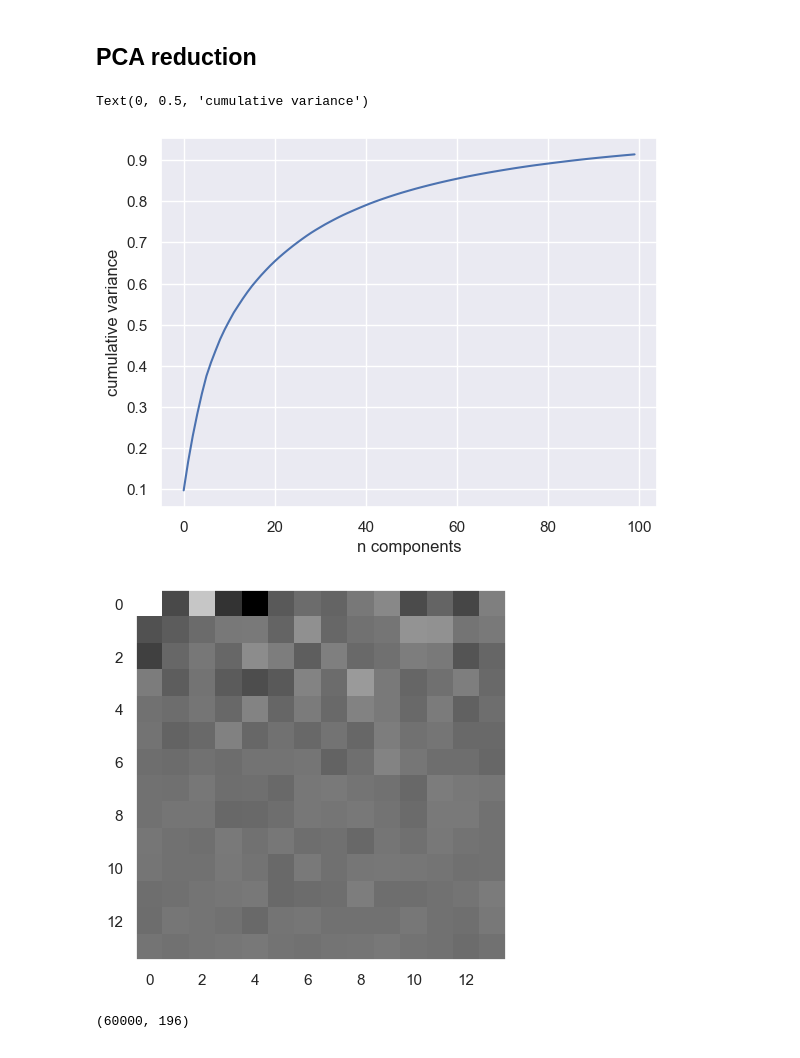
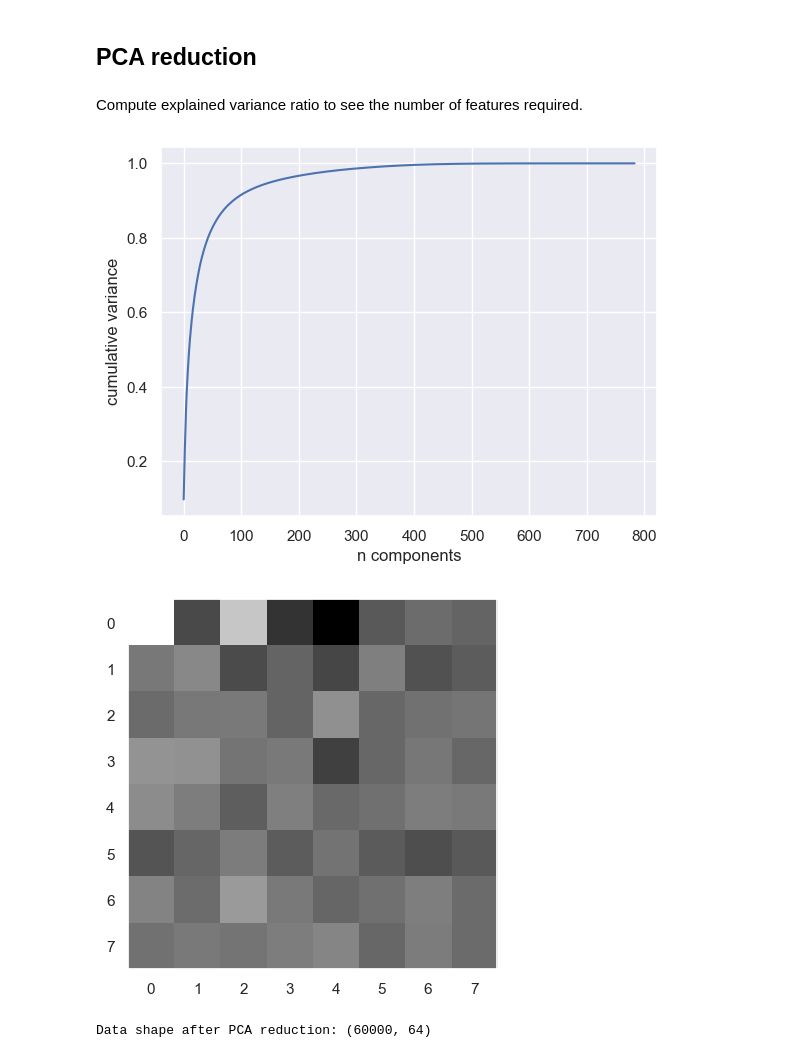
Before and after one commit to MoseGuerini/Quantum-Autoencoder, a Jupyter notebook: Code.ipynb, the cells around one changed output. Drawn from its saved outputs; the diff is of its cells as text; code cells hidden in the pictures.

Commit message:
Fixed explained variance ratio

```diff
--- a/Code.ipynb
+++ b/Code.ipynb
@@ -164,27 +164,29 @@ Text(74.45000000000006, 0.5, 'True Label')
 # %% [markdown]
 ## PCA reduction
+# %% [markdown]
+Compute explained variance ratio to see the number of features required.
 # %%
-from sklearn.decomposition import PCA as RandomizedPCA
+from sklearn.decomposition import PCA
 
-model = RandomizedPCA(100).fit(data)
-plt.plot(np.cumsum(model.explained_variance_ratio_))
+pca = PCA().fit(data)
+
+plt.plot(np.cumsum(pca.explained_variance_ratio_))
 plt.xlabel('n components')
 plt.ylabel('cumulative variance')
+plt.grid(True)
 # %% [output]
-Text(0, 0.5, 'cumulative variance')
-[figure, old version]
+[figure, new version]
 # %%
-from sklearn.decomposition import PCA
+num_components = 64
 
-pca = PCA(n_components = 196)
-pca.fit(data)
-dataPCA = pca.transform(data)
-dataPCA_1 = dataPCA.reshape(60000, 14, 14)
+pca = PCA(n_components= num_components).fit(data)
+dataPCA = pca.fit_transform(data)
+dataPCA_1 = dataPCA.reshape(60000, int(np.sqrt(num_components)), int(np.sqrt(num_components)))
 plt.imshow(dataPCA_1[1], cmap=plt.get_cmap('gray'))
 plt.grid(False)
 plt.show()
 
-print(dataPCA.shape)
+print('Data shape after PCA reduction:', dataPCA.shape)
 # %% [output]
-[figure, old version]
+[figure, new version]
-(60000, 196)
+Data shape after PCA reduction: (60000, 64)
```
Also changed, not shown: parts of 6 cells of this notebook.
